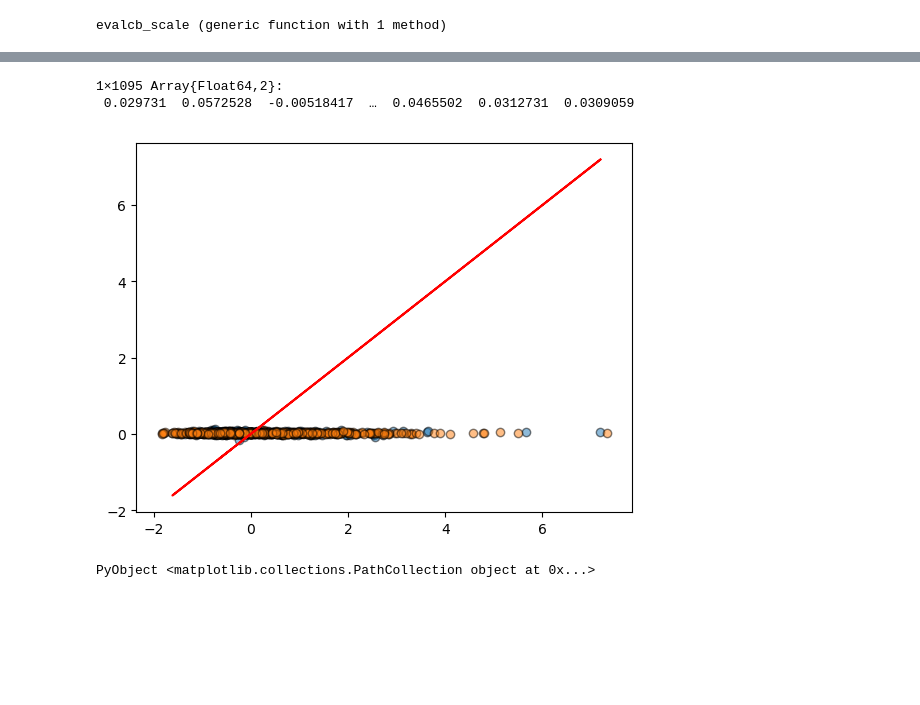
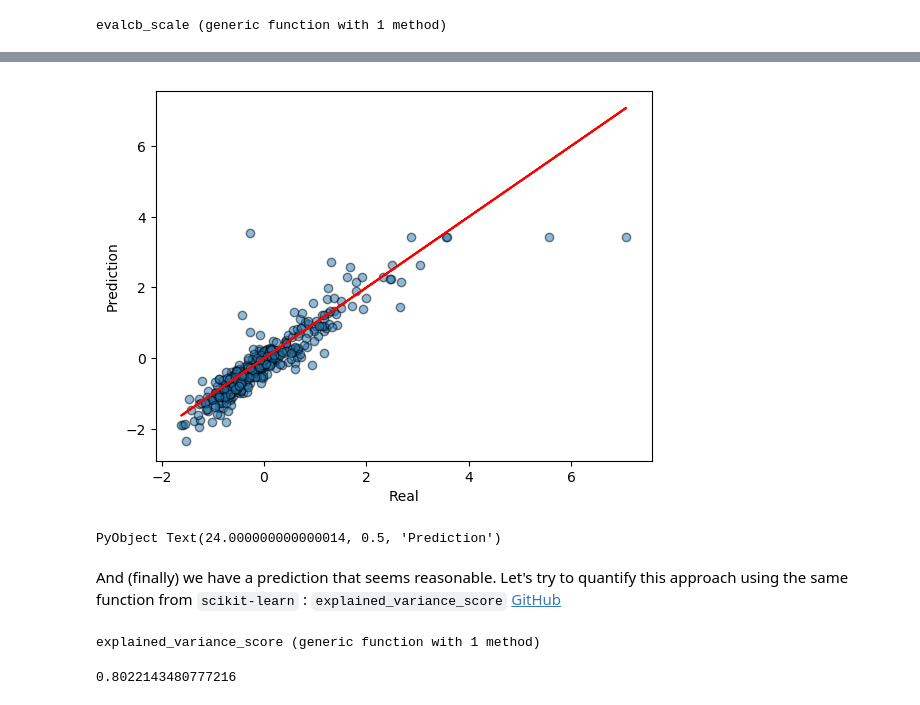
Before and after one commit to demarley/figment, a Jupyter notebook: housing-prices/julia/housing_prices.ipynb, the cells around one changed output, grey strips where cells are left out. Saved outputs shown, nothing was run; the diff lists cells and outputs as text; code cells hidden in the pictures; blank space fills up the shorter version.

Commit message:
Working Julia housing prices example (modified data structure)

```diff
--- a/housing-prices/julia/housing_prices.ipynb
+++ b/housing-prices/julia/housing_prices.ipynb
@@ -268,3 +297,8 @@ Xtest  = convert(Array, df_reduced[n_entries:tot_entries,:]);
 Xtest  = Xtest'   # transpose for matrix multiplication
 Ytrain = df[1:n_entries,:SalePrice];
 Ytest  = df[n_entries:tot_entries,:SalePrice];
+# %%
+Xtrain = collect(Missings.replace(Xtrain,-1));
+Ytrain = collect(Missings.replace(Ytrain,-1));
+Xtest  = collect(Missings.replace(Xtest,-1));
+Ytest  = collect(Missings.replace(Ytest,-1));
@@ -336,0 +422,5 @@ tscale_σ = std(Ytest,dims=1)
+# %%
+xscale_μ = mean(Xtrain,dims=2)
+xscale_σ = std(Xtrain,dims=2)
+yscale_μ = mean(Ytrain)
+yscale_σ = std(Ytrain)
@@ -339,7 +431,7 @@ scaler(x,μ,σ) = (x .- μ) ./ σ
 # %% [output]
 scaler (generic function with 1 method)
 # %%
-Xtest_scale  = scaler(Xtest,scale_μ,scale_σ);
-Xtrain_scale = scaler(Xtrain,scale_μ,scale_σ);
-Ytest_scale  = scaler(Ytest,tscale_μ,tscale_σ);
-Ytrain_scale = scaler(Ytrain,tscale_μ,tscale_σ);
+Xtest_scale  = scaler(Xtest, xscale_μ,xscale_σ);
+Xtrain_scale = scaler(Xtrain,xscale_μ,xscale_σ);
+Ytest_scale  = scaler(Ytest, yscale_μ,yscale_σ);
+Ytrain_scale = scaler(Ytrain,yscale_μ,yscale_σ);
@@ -368,6 +439,7 @@ Xtest_scale
 # Build the model
 model_scale = Chain(
     Dense(17, 34, relu),
+    Dense(34, 34, relu),
     Dense(34, 1)
 )
 # %% [output]
@@ -405,12 +490,30 @@ prediction = convert(Array,model_scale(Xtest_scale).data)
-# %%
-train_pred = convert(Array,model_scale(Xtrain_scale).data)
-# %% [output]
-1×1095 Array{Float64,2}:
- 0.029731  0.0572528  -0.00518417  …  0.0465502  0.0312731  0.0309059
 # %%
 plot(Ytest_scale,Ytest_scale,color="r")
 scatter(Ytest_scale,prediction,alpha=0.5,edgecolor="k")
-scatter(Ytrain_scale,train_pred,alpha=0.5,edgecolor="k")
+xlabel("Real")
+ylabel("Prediction")
 # %% [output]
-[figure, old version]
+[figure, new version]
-PyObject <matplotlib.collections.PathCollection object at 0x...>
+PyObject Text(24.000000000000014, 0.5, 'Prediction')
+# %% [markdown]
+And (finally) we have a prediction that seems reasonable.
+Let's try to quantify this approach using the same function from `scikit-learn` : `explained_variance_score` [GitHub](https://github.com/scikit-learn/scikit-learn/blob/bac89c2/sklearn/metrics/regression.py#L355)
+# %%
+function explained_variance_score(y_true, y_pred)
+    # Adapted from scikit-learn implementation (hopefully correctly)
+    y_diff_avg = mean(y_true - y_pred)
+    numerator  = mean((y_true - y_pred .- y_diff_avg).^2)
+
+    y_true_avg  = mean(y_true)
+    denominator = mean((y_true .- y_true_avg).^2)
+
+    output_score = 1 - (numerator / denominator)
+
+    return output_score
+end
+# %% [output]
+explained_variance_score (generic function with 1 method)
+# %%
+explained_variance_score(Ytest_scale,prediction')
+# %% [output]
+0.8022143480777216
```
Also changed, not shown: parts of 26 cells of this notebook.
